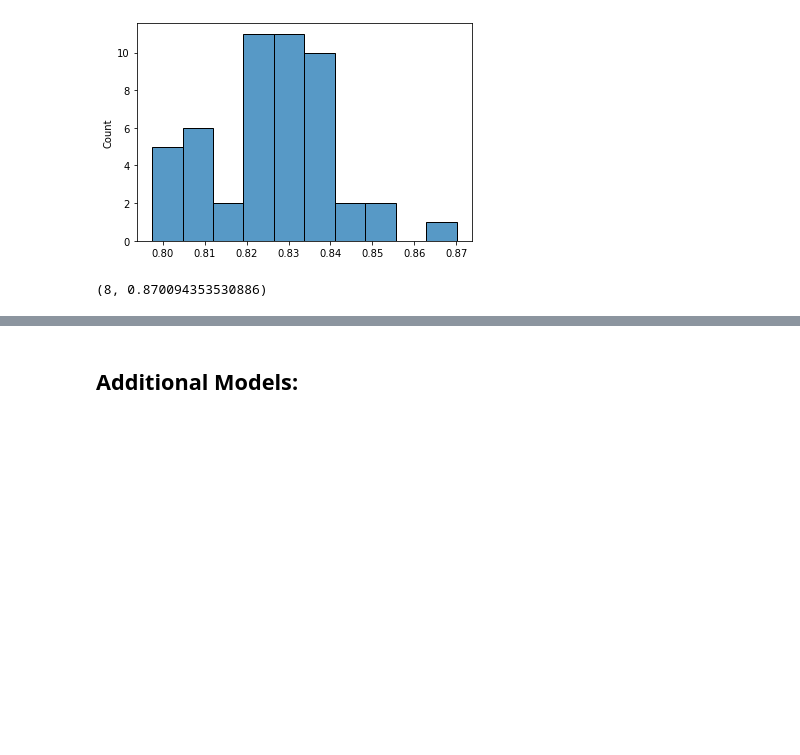
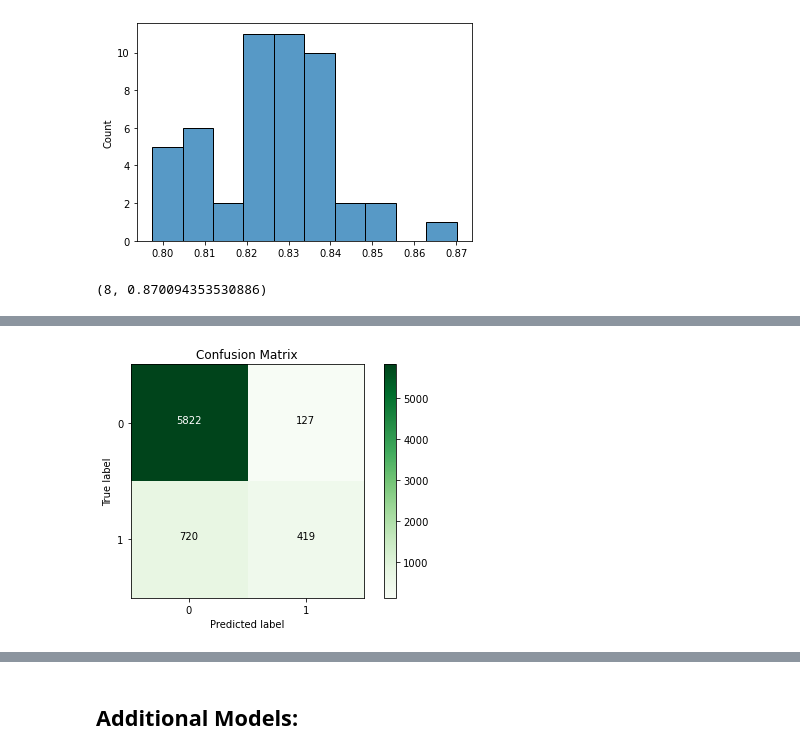
Before and after one commit to shaisid01/Data-Science, a Jupyter notebook: CapstoneProjects/Capstone 2/Notebooks/05_modeling.ipynb, the cells around one changed output, grey strips where cells are left out. Cells and saved outputs as stored; diff of their text form; code cells hidden in the pictures; blank space fills up the shorter version.

```diff
--- a/CapstoneProjects/Capstone 2/Notebooks/05_modeling.ipynb
+++ b/CapstoneProjects/Capstone 2/Notebooks/05_modeling.ipynb
@@ -297,0 +352,5 @@ precision_lg, recall_lg, _ =  threshhold_and_plot(y_test=y_train, target=train_p
+# %%
+confm_train = metrics.confusion_matrix(y_train, train_preds)
+plot_confusion_matrx(confm_train)
+# %% [output]
+[figure, added]
```
Also changed, not shown: parts of 20 cells of this notebook.
